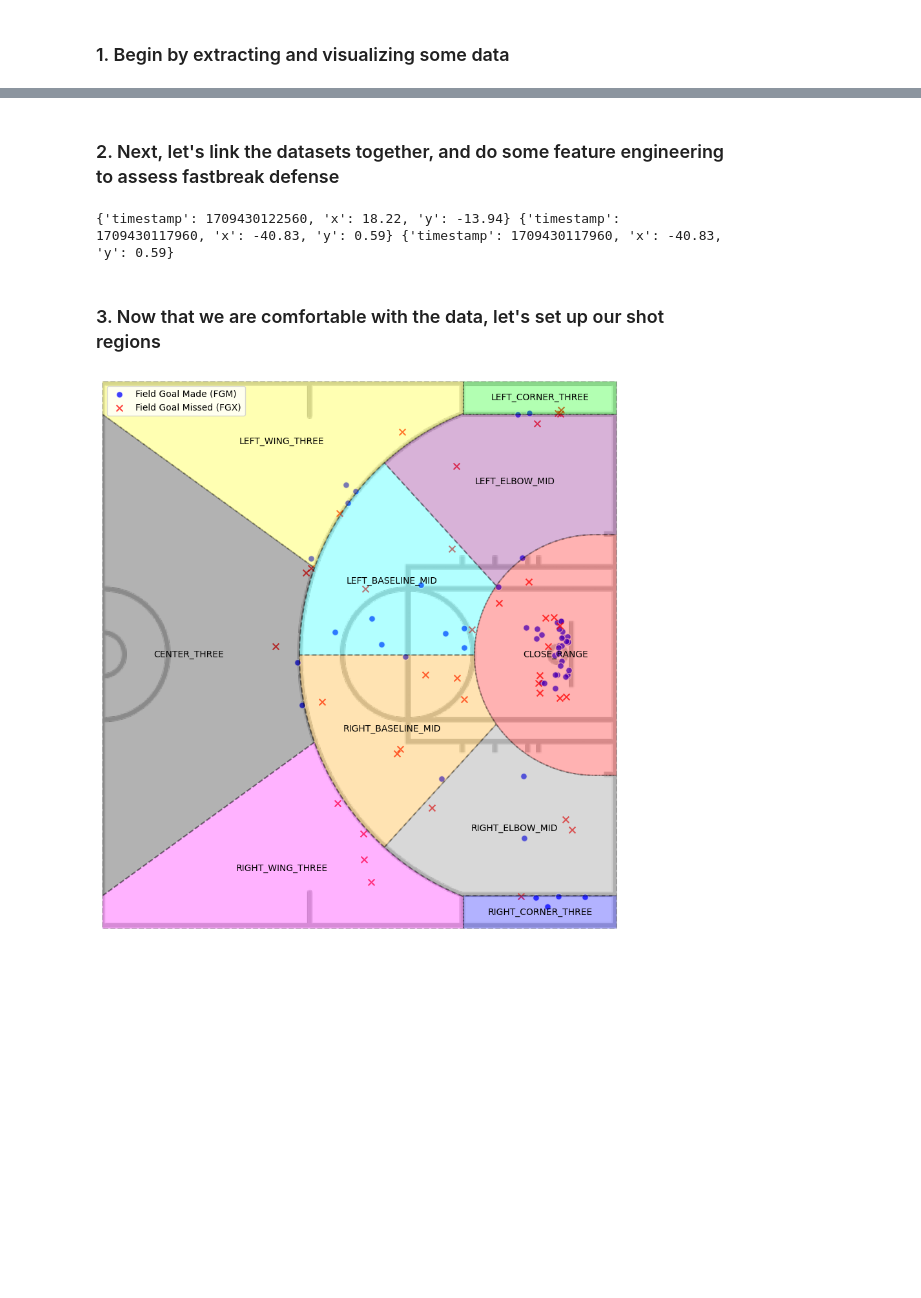
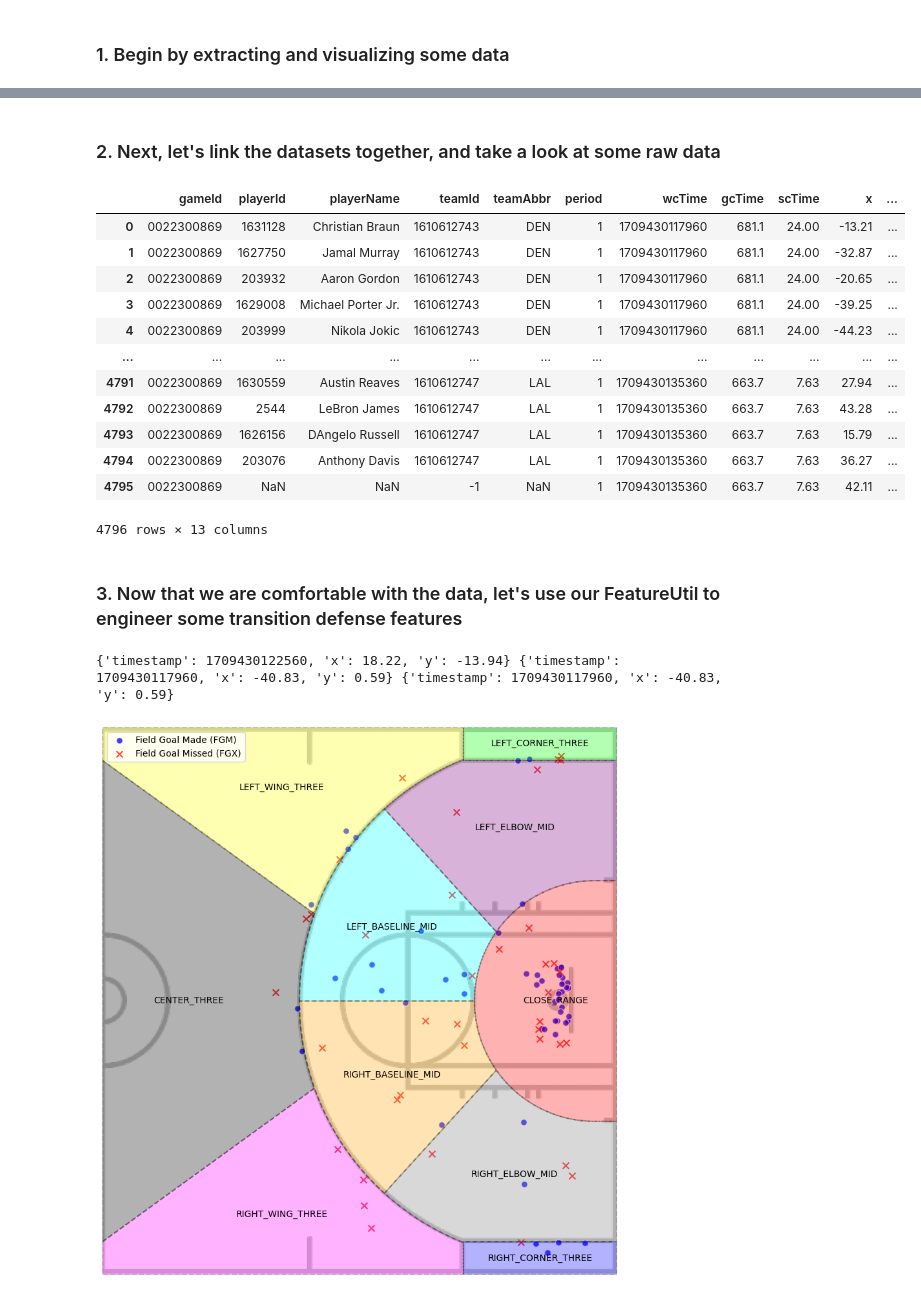
Before and after one commit to dkStephanos/TrueImpactShotCharts, a Jupyter notebook: notebooks/create_shot_charts.ipynb, the cells around one changed output, grey strips where cells are left out. Saved outputs shown, nothing was run; the diff lists cells and outputs as text; code cells hidden in the pictures; blank space fills up the shorter version.

```diff
--- a/notebooks/create_shot_charts.ipynb
+++ b/notebooks/create_shot_charts.ipynb
@@ -18,26 +18,44 @@ anim.display_animation(possession_df.loc[possession_df["outcome"] == "FGM"].iloc
 # %% [output]
 [interactive output not drawn]
 # %% [markdown]
-### 2. Next, let's link the datasets together, and do some feature engineering to assess fastbreak defense
+### 2. Next, let's link the datasets together, and take a look at some raw data
 # %%
 # Extract transition events from the raw data, we will focus on the first example here
 transition_events = EventProcessor.extract_transition_opportunities(event_df)
 event = transition_events[0]
 
 # Collect the timestamps at the start and end of the event, use that to collect coresponding tracking/possession info
 start, end = EventProcessor.get_start_end_time_of_event(event)
 moment_df = TrackingProcessor.extract_moment_from_timestamps(tracking_df, start, end)
 possession = PossessionProcessor.extract_possession_by_timestamp(possession_df, end)
 
-# Now we can generate our features
-cross_3pt = FeatureUtil.find_ball_crossing_far_three_point_line(moment_df, possession["basketX"])
-cross_half = FeatureUtil.find_ball_crossing_halfcourt(moment_df, possession["basketX"])
-in_zone_of_death = FeatureUtil.find_ball_moment(moment_df, FeatureUtil.is_in_zone_of_death, possession["basketX"])
-print(cross_3pt, cross_half, in_zone_of_death)
+moment_df
 # %% [output]
+|  | gameId | playerId | playerName | teamId | teamAbbr | period | wcTime | gcTime | scTime | x | ... |
+| 0 | 0022300869 | 1631128 | Christian Braun | 1610612743 | DEN | 1 | 1709430117960 | 681.1 | 24.00 | -13.21 | ... |
+| 1 | 0022300869 | 1627750 | Jamal Murray | 1610612743 | DEN | 1 | 1709430117960 | 681.1 | 24.00 | -32.87 | ... |
+| 2 | 0022300869 | 203932 | Aaron Gordon | 1610612743 | DEN | 1 | 1709430117960 | 681.1 | 24.00 | -20.65 | ... |
+| 3 | 0022300869 | 1629008 | Michael Porter Jr. | 1610612743 | DEN | 1 | 1709430117960 | 681.1 | 24.00 | -39.25 | ... |
+| 4 | 0022300869 | 203999 | Nikola Jokic | 1610612743 | DEN | 1 | 1709430117960 | 681.1 | 24.00 | -44.23 | ... |
+| ... | ... | ... | ... | ... | ... | ... | ... | ... | ... | ... | ... |
+| 4791 | 0022300869 | 1630559 | Austin Reaves | 1610612747 | LAL | 1 | 1709430135360 | 663.7 | 7.63 | 27.94 | ... |
+| 4792 | 0022300869 | 2544 | LeBron James | 1610612747 | LAL | 1 | 1709430135360 | 663.7 | 7.63 | 43.28 | ... |
+| 4793 | 0022300869 | 1626156 | DAngelo Russell | 1610612747 | LAL | 1 | 1709430135360 | 663.7 | 7.63 | 15.79 | ... |
+| 4794 | 0022300869 | 203076 | Anthony Davis | 1610612747 | LAL | 1 | 1709430135360 | 663.7 | 7.63 | 36.27 | ... |
+| 4795 | 0022300869 | NaN | NaN | -1 | NaN | 1 | 1709430135360 | 663.7 | 7.63 | 42.11 | ... |
-{'timestamp': 1709430122560, 'x': 18.22, 'y': -13.94} {'timestamp': 1709430117960, 'x': -40.83, 'y': 0.59} {'timestamp': 1709430117960, 'x': -40.83, 'y': 0.59}
+4796 rows × 13 columns
 # %% [markdown]
-### 3. Now that we are comfortable with the data, let's set up our shot regions
+### 3. Now that we are comfortable with the data, let's use our FeatureUtil to engineer some transition defense features
+# %%
+# Now we can generate our features
+cross_3pt = FeatureUtil.find_ball_crossing_far_three_point_line(moment_df, possession["basketX"])
+cross_half = FeatureUtil.find_ball_crossing_halfcourt(moment_df, possession["basketX"])
+in_zone_of_death = FeatureUtil.find_ball_moment(moment_df, FeatureUtil.is_in_zone_of_death, possession["basketX"])
+
+# Here, our FeatureUtil uses a set of boolean methods applied using vectorization to extract relevant game event timestamps
+print(cross_3pt, cross_half, in_zone_of_death)
+# %% [output]
+{'timestamp': 1709430122560, 'x': 18.22, 'y': -13.94} {'timestamp': 1709430117960, 'x': -40.83, 'y': 0.59} {'timestamp': 1709430117960, 'x': -40.83, 'y': 0.59}
 # %%
 # First, we need to extract all the shot events, link the corresponding rebound event, and associate with coordinate data
 shot_rebound_df = ActionProcessor.extract_shots_and_rebounds(event_df, tracking_df)
```
Also changed, not shown: parts of 2 cells of this notebook.
